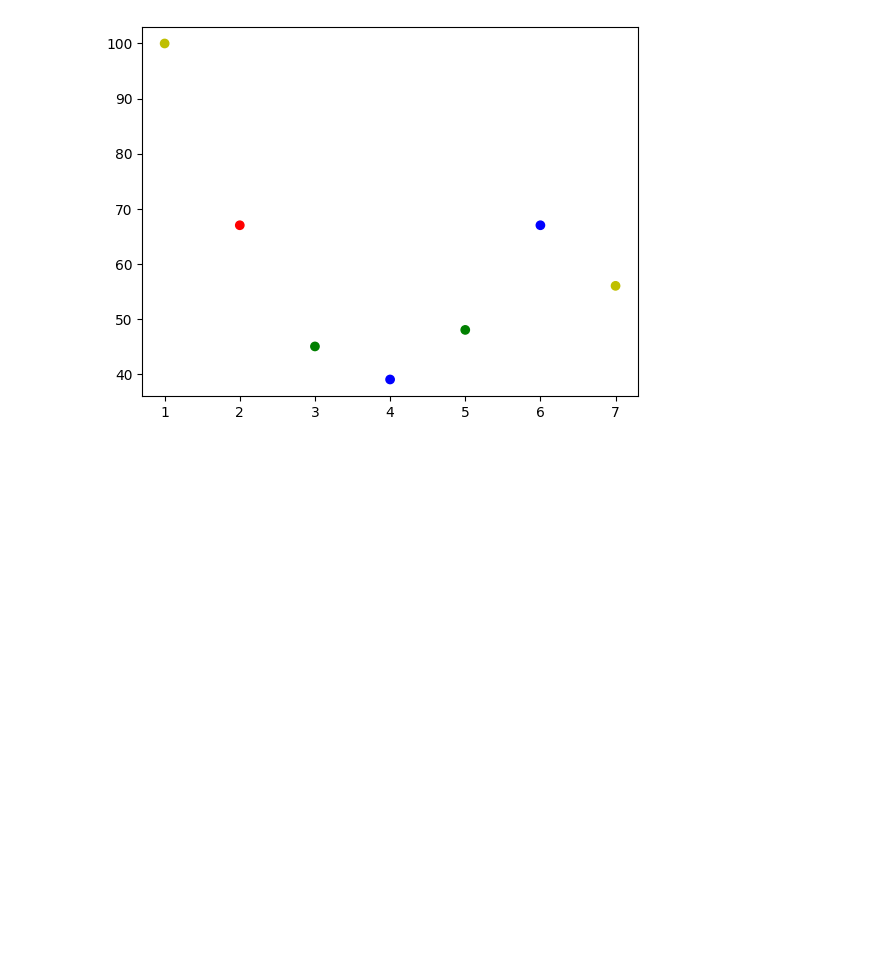
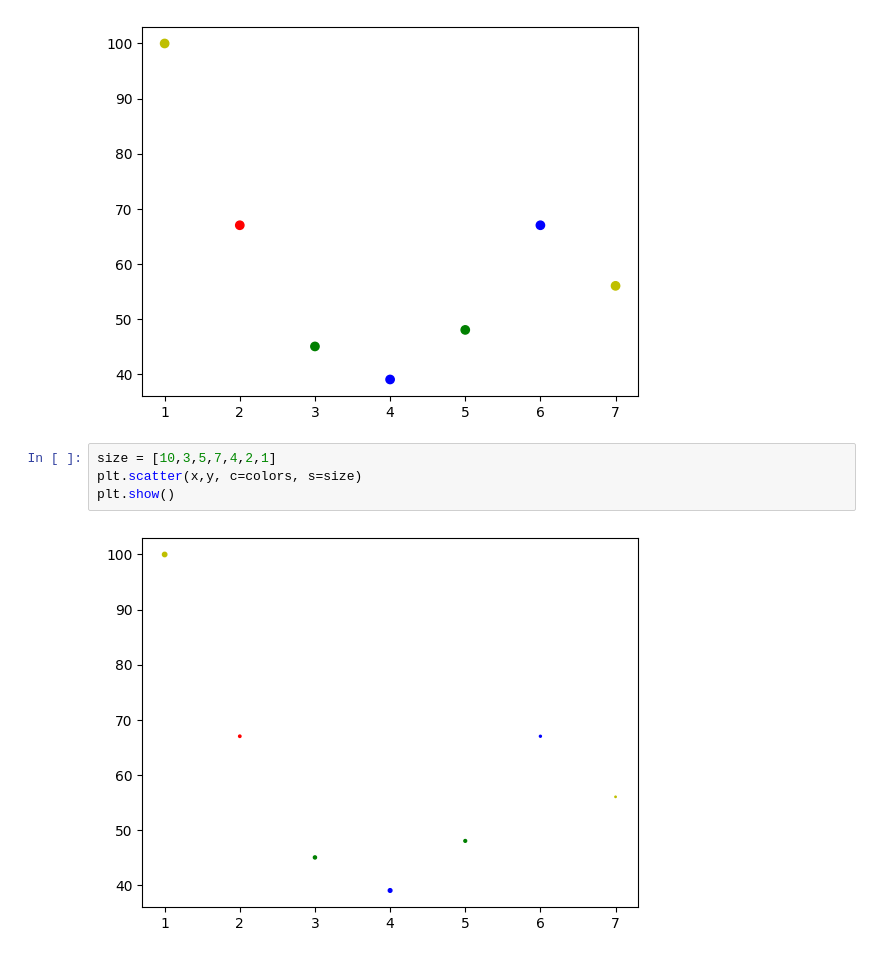
Before and after one commit to raaakibul/Matplotlib, a Jupyter notebook: scatter-plot.ipynb, the cells around one changed output. Saved outputs shown, nothing was run; the diff lists cells and outputs as text; blank space fills up the shorter version.

Commit message:
size code added

```diff
--- a/scatter-plot.ipynb
+++ b/scatter-plot.ipynb
@@ -16,3 +16,9 @@ plt.scatter(x,y, c=colors)
 plt.show()
 # %% [output]
 [figure]
+# %%
+size = [10,3,5,7,4,2,1]
+plt.scatter(x,y, c=colors, s=size)
+plt.show()
+# %% [output]
+[figure, added]
```
